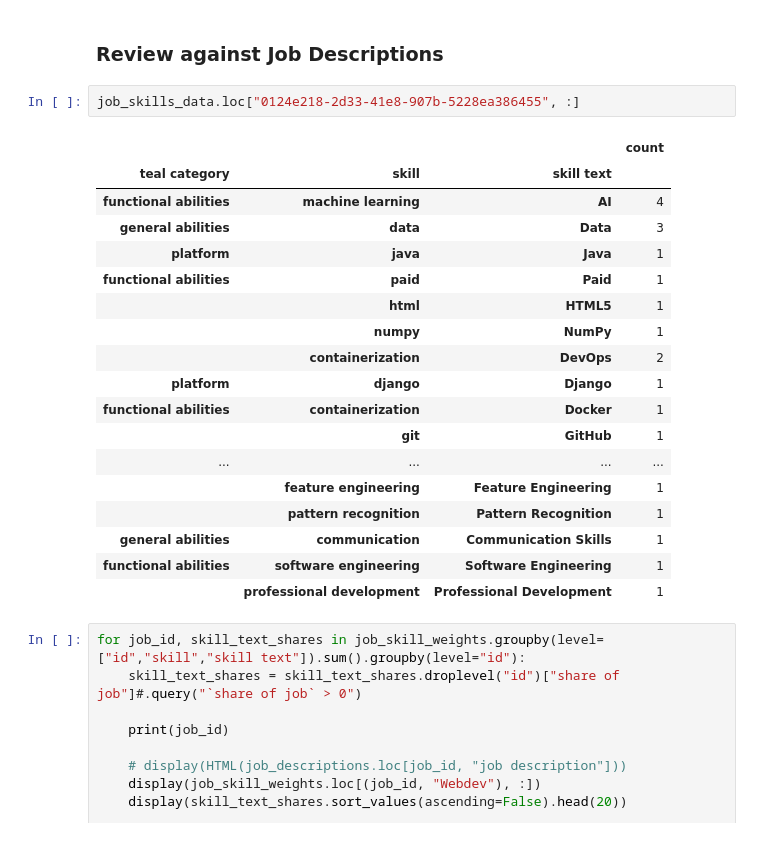
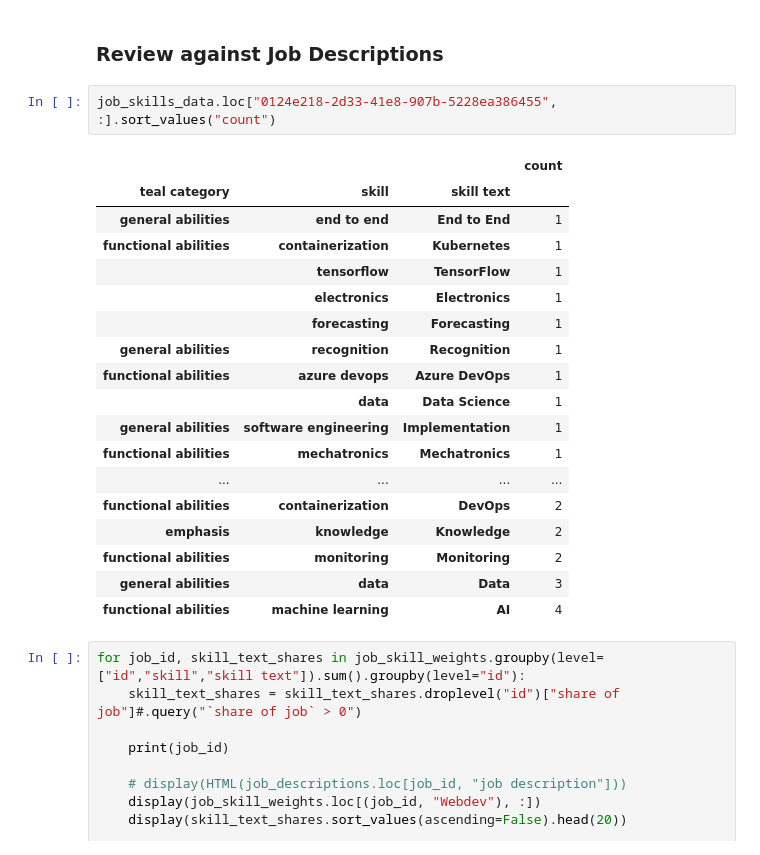
Before and after one commit to FractalMachinist/FractalMachinist.github.io, a Jupyter notebook: Resume.ipynb, the cells around one changed output. Drawn from its saved outputs; the diff is of its cells as text.

```diff
--- a/Resume.ipynb
+++ b/Resume.ipynb
@@ -353,26 +351,26 @@ missing_job_skills_shares.query("`teal category` != 'emphasis'").groupby(level="
 # %% [markdown]
 ### Review against Job Descriptions
 # %%
-job_skills_data.loc["0124e218-2d33-41e8-907b-5228ea386455", :]
+job_skills_data.loc["0124e218-2d33-41e8-907b-5228ea386455", :].sort_values("count")
 # %% [output]
 |  |  |  | count |
 | teal category | skill | skill text |  |
+| general abilities | end to end | End to End | 1 |
+| functional abilities | containerization | Kubernetes | 1 |
+|  | tensorflow | TensorFlow | 1 |
+|  | electronics | Electronics | 1 |
+|  | forecasting | Forecasting | 1 |
+| general abilities | recognition | Recognition | 1 |
+| functional abilities | azure devops | Azure DevOps | 1 |
+|  | data | Data Science | 1 |
+| general abilities | software engineering | Implementation | 1 |
+| functional abilities | mechatronics | Mechatronics | 1 |
+| ... | ... | ... | ... |
+| functional abilities | containerization | DevOps | 2 |
+| emphasis | knowledge | Knowledge | 2 |
+| functional abilities | monitoring | Monitoring | 2 |
+| general abilities | data | Data | 3 |
 | functional abilities | machine learning | AI | 4 |
-| general abilities | data | Data | 3 |
-| platform | java | Java | 1 |
-| functional abilities | paid | Paid | 1 |
-|  | html | HTML5 | 1 |
-|  | numpy | NumPy | 1 |
-|  | containerization | DevOps | 2 |
-| platform | django | Django | 1 |
-| functional abilities | containerization | Docker | 1 |
-|  | git | GitHub | 1 |
-| ... | ... | ... | ... |
-|  | feature engineering | Feature Engineering | 1 |
-|  | pattern recognition | Pattern Recognition | 1 |
-| general abilities | communication | Communication Skills | 1 |
-| functional abilities | software engineering | Software Engineering | 1 |
-|  | professional development | Professional Development | 1 |
 # %%
 for job_id, skill_text_shares in job_skill_weights.groupby(level=["id","skill","skill text"]).sum().groupby(level="id"):
     skill_text_shares = skill_text_shares.droplevel("id")["share of job"]#.query("`share of job` > 0")
```
Also changed, not shown: parts of 1 cell of this notebook, 1 other file.
